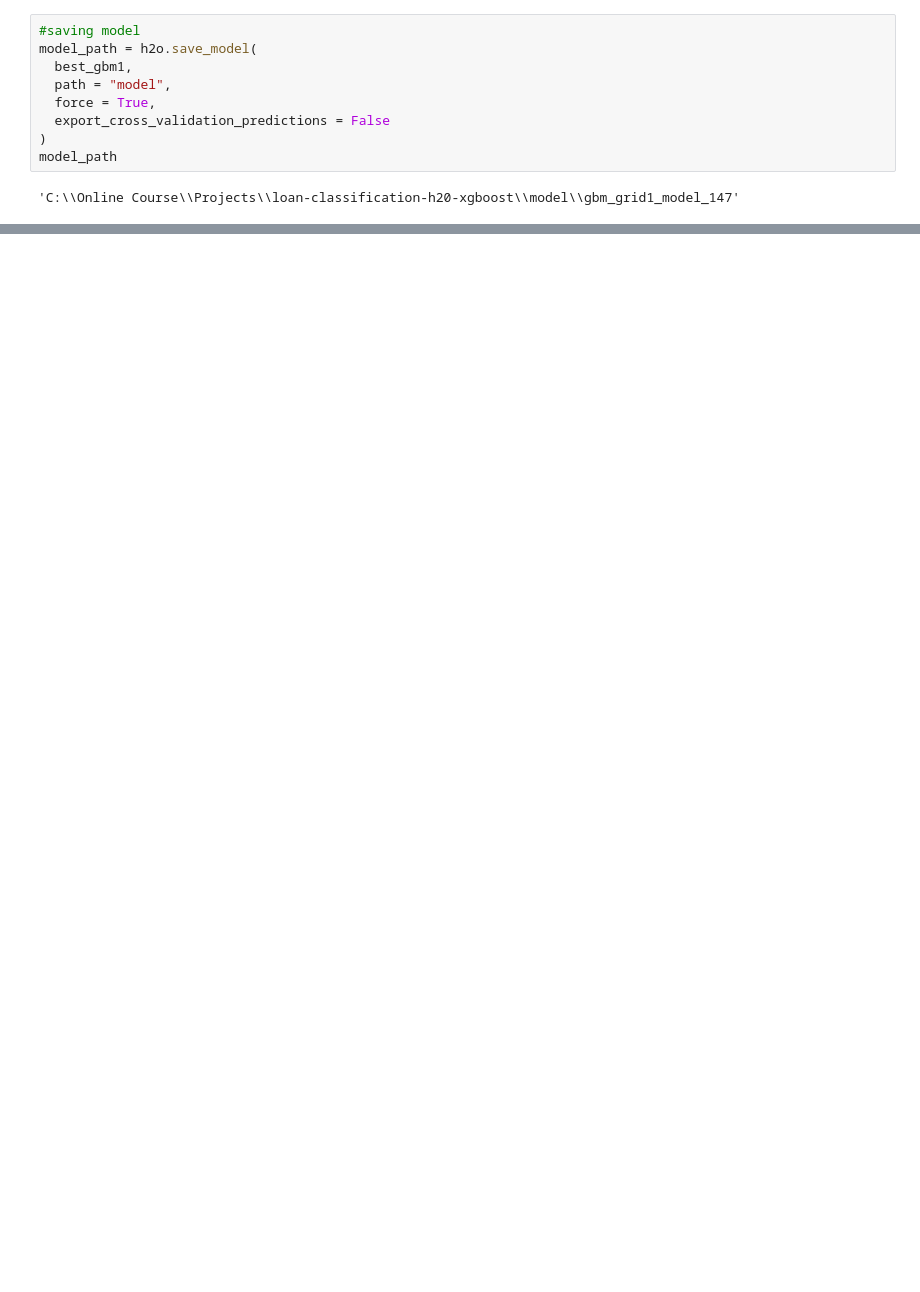
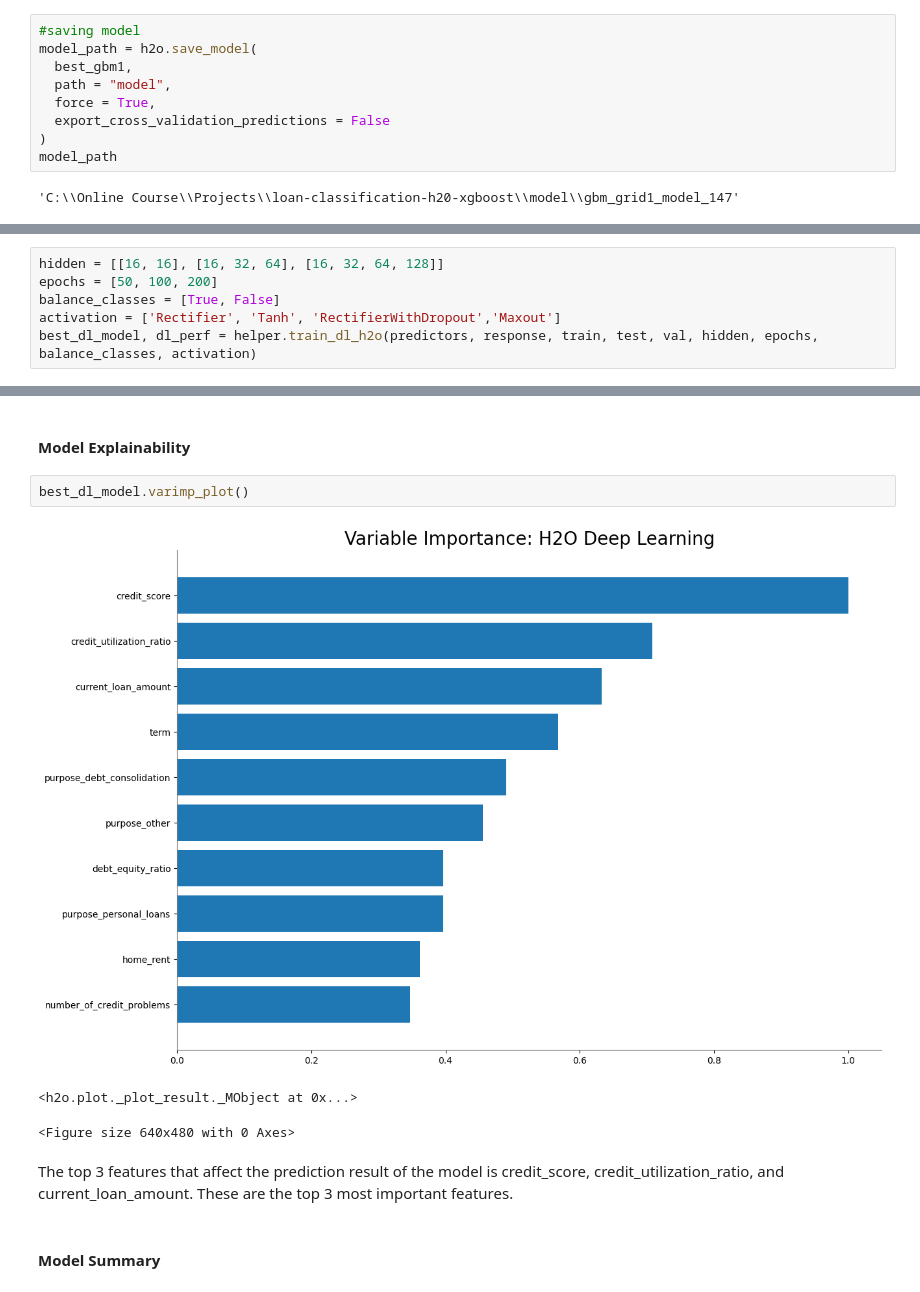
Before and after one commit to nugroho1234/loan-classification-h20-xgboost, a Jupyter notebook: 4-Feature engineering and selection.ipynb, the cells around one changed output, grey strips where cells are left out. Drawn from its saved outputs; the diff is of its cells as text; blank space fills up the shorter version.

Commit message:
Baseline model creation
Created baseline models, compute the metrics, and drafting the 4th notebook on feature engineering and feature selection.

```diff
--- a/4-Feature engineering and selection.ipynb
+++ b/4-Feature engineering and selection.ipynb
@@ -382,0 +427,6 @@ print(dl_perf)
+# %%
+hidden = [[16, 16], [16, 32, 64], [16, 32, 64, 128]]
+epochs = [50, 100, 200]
+balance_classes = [True, False]
+activation = ['Rectifier', 'Tanh', 'RectifierWithDropout','Maxout']
+best_dl_model, dl_perf = helper.train_dl_h2o(predictors, response, train, test, val, hidden, epochs, balance_classes, activation)
@@ -382,0 +455,12 @@ print(dl_perf)
+# %% [markdown]
+#### Model Explainability
+# %%
+best_dl_model.varimp_plot()
+# %% [output]
+[figure, added]
+<h2o.plot._plot_result._MObject at 0x...>
+<Figure size 640x480 with 0 Axes>
+# %% [markdown]
+The top 3 features that affect the prediction result of the model is credit_score, credit_utilization_ratio, and current_loan_amount. These are the top 3 most important features.
+# %% [markdown]
+#### Model Summary
```
Also changed, not shown: parts of 121 cells of this notebook, 10 other files.
